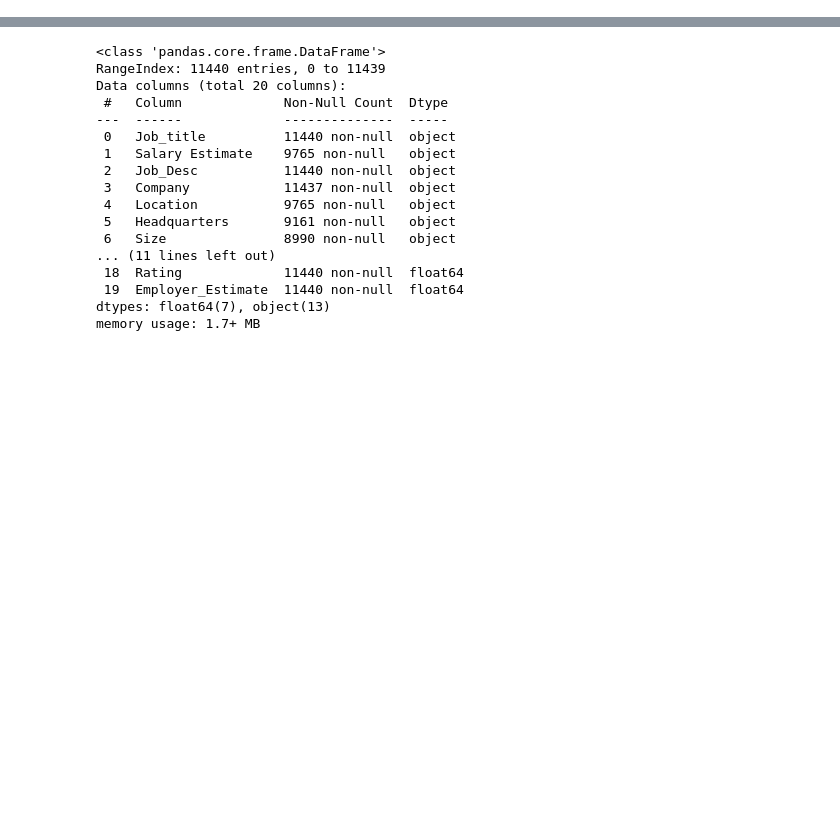
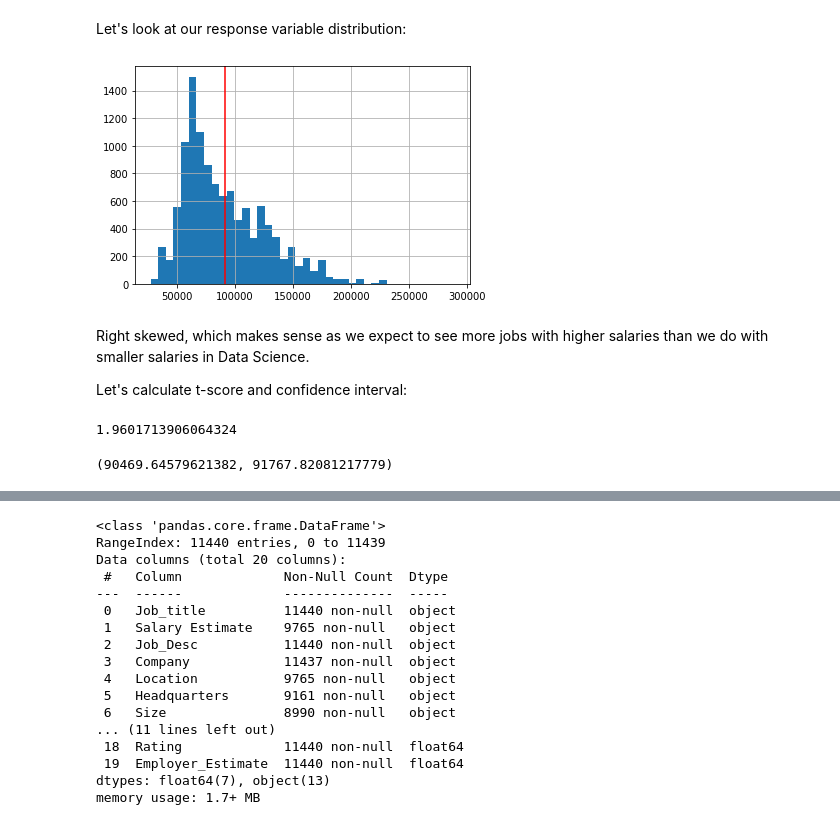
Before and after one commit to ronaldpacheco/Capstone_2_Data-Science-Salary-Prediction, a Jupyter notebook: EDA.ipynb, the cells around one changed output, grey strips where cells are left out. Cells and saved outputs as stored; diff of their text form; code cells hidden in the pictures; blank space fills up the shorter version.

```diff
--- a/EDA.ipynb
+++ b/EDA.ipynb
@@ -11,0 +43,20 @@ city.drop(columns=['Unnamed: 0'], inplace=True)
+# %% [markdown]
+Let's look at our response variable distribution:
+# %%
+data.Avg_Salary.hist(bins=40);
+plt.axvline(data.Avg_Salary.mean(), color='r');
+# %% [output]
+[figure, added]
+# %% [markdown]
+Right skewed, which makes sense as we expect to see more jobs with higher salaries than we do with smaller salaries in Data Science.
+
+Let's calculate t-score and confidence interval:
+# %%
+tscore=t.ppf(q=1-(0.05/2),df=len(data.Avg_Salary)-1) #q=1-0.05/2 ?
+tscore
+# %% [output]
+1.9601713906064324
+# %%
+np.mean(data.Avg_Salary) - tscore*np.std(data.Avg_Salary, ddof=1)/np.sqrt(len(data.Avg_Salary)), np.mean(data.Avg_Salary) + tscore*np.std(data.Avg_Salary, ddof=1)/np.sqrt(len(data.Avg_Salary))
+# %% [output]
+(90469.64579621382, 91767.82081217779)
```
Also changed, not shown: parts of 25 cells of this notebook.
